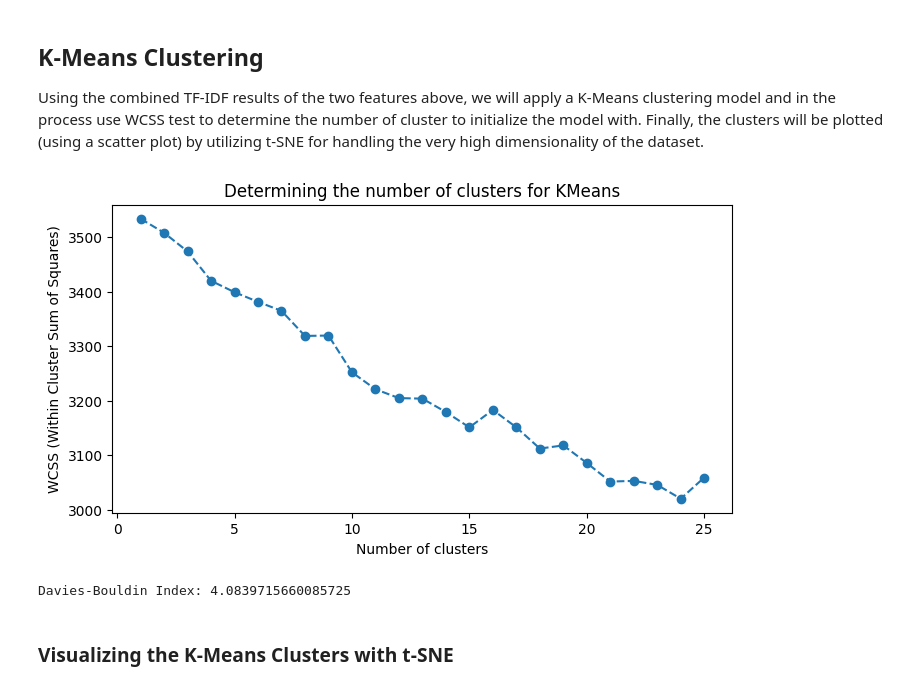
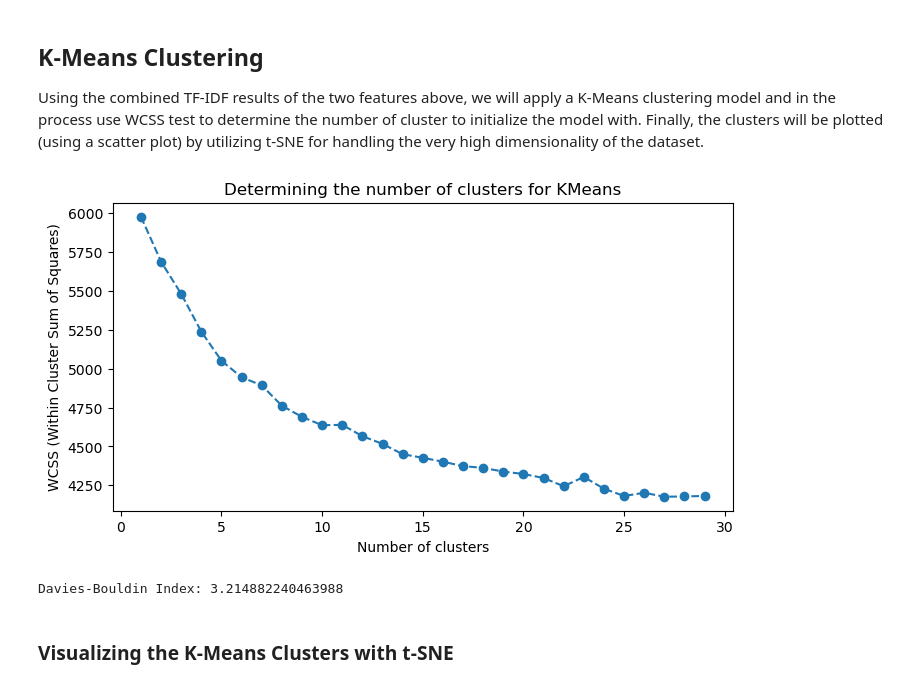
Before and after one commit to JasonMerit/ComputationalTools, a Jupyter notebook: Project/Combined_notebook.ipynb, the cells around one changed output. Cells and saved outputs as stored; diff of their text form; code cells hidden in the pictures.

Commit message:
Added final graphs for the clustering section

```diff
--- a/Project/Combined_notebook.ipynb
+++ b/Project/Combined_notebook.ipynb
@@ -431,7 +428,9 @@ This alternative method will take the movie contents; (1) Movie name, (2) Movie
 # %%
 summaries = Movies['Description']
 movie_titles = Movies['Name']
-genres = Movies['Genre']
+genres = pd.DataFrame(Movies['Genre'])
+genres = genres['Genre'].str.replace('Sci-Fi', 'Scifi')
+
 
 summaries_preprocessed = simple_preprocess_text(summaries)
 summaries_preprocessed = preprocessing_lemmatization(summaries_preprocessed)
@@ -439,7 +438,7 @@ summaries_preprocessed = preprocessing_lemmatization(summaries_preprocessed)
 movie_titles_preprocessed = simple_preprocess_text(movie_titles)
 movie_titles_preprocessed = preprocessing_lemmatization(movie_titles_preprocessed)
 
-genres_preprocessed = simple_preprocess_text(summaries)
+genres_preprocessed = simple_preprocess_text(genres)
 genres_preprocessed = preprocessing_lemmatization(genres_preprocessed)
 
 
@@ -522,28 +532,28 @@ Using the combined TF-IDF results of the two features above, we will apply a K-M
 Finally, the clusters will be plotted (using a scatter plot) by utilizing t-SNE for handling the very high dimensionality of the dataset.
 # %%
 num_clusters = []
-for i in range(1, 26):
+for i in range(1, 30):
     kmeans = KMeans(n_clusters=i)
     kmeans.fit(combined_results)
     num_clusters.append(kmeans.inertia_)
 
 plt.figure(figsize=(8, 4))
-plt.plot(range(1, 26), num_clusters, linestyle = '--', marker = 'o')
+plt.plot(range(1, 30), num_clusters, linestyle = '--', marker = 'o')
 plt.xlabel('Number of clusters')
 plt.ylabel('WCSS (Within Cluster Sum of Squares)')
 plt.title('Determining the number of clusters for KMeans')
 plt.show()
 # %% [output]
-[figure, old version]
+[figure, new version]
 # %%
-kmeans = KMeans(n_clusters=24, random_state=42)
+kmeans = KMeans(n_clusters=18, random_state=42)
 kmeans.fit(combined_results)
 kmeans_labels = kmeans.labels_
 
 db_index = davies_bouldin_score(combined_results.toarray(), kmeans_labels)
 print(str.format('Davies-Bouldin Index: {0}', db_index))
 # %% [output]
-Davies-Bouldin Index: 4.0839715660085725
+Davies-Bouldin Index: 3.214882240463988
 # %% [markdown]
 ### Visualizing the K-Means Clusters with t-SNE
 # %%
```
Also changed, not shown: parts of 6 cells of this notebook.
